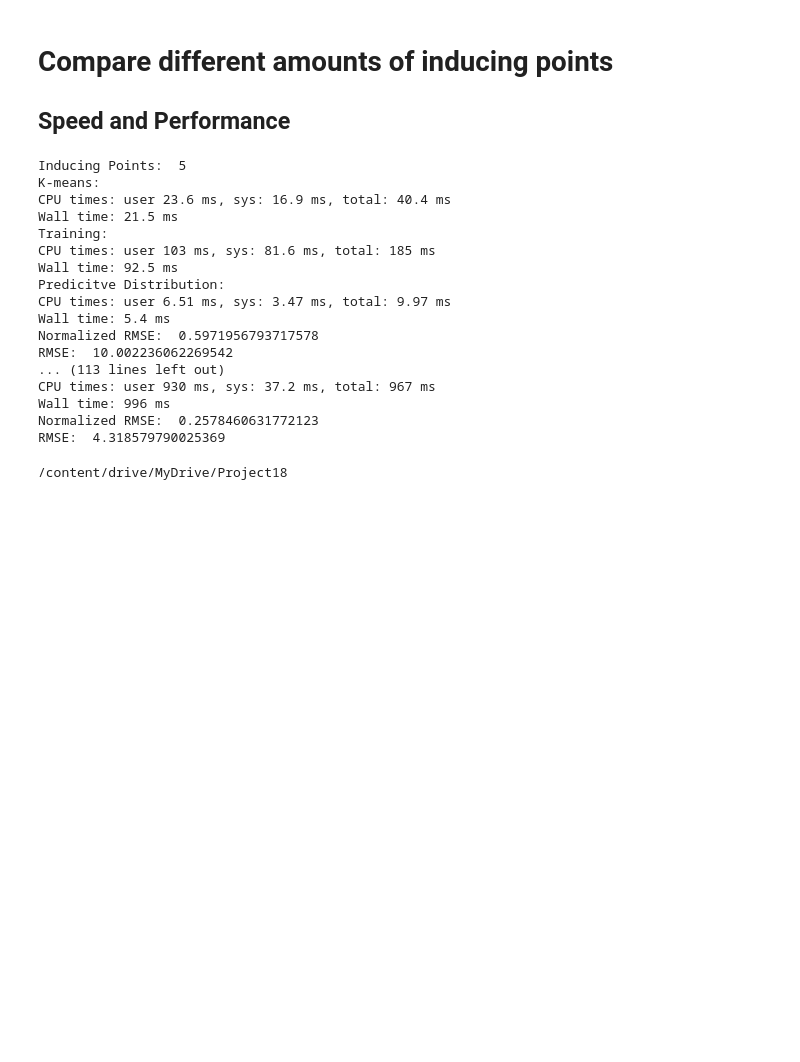
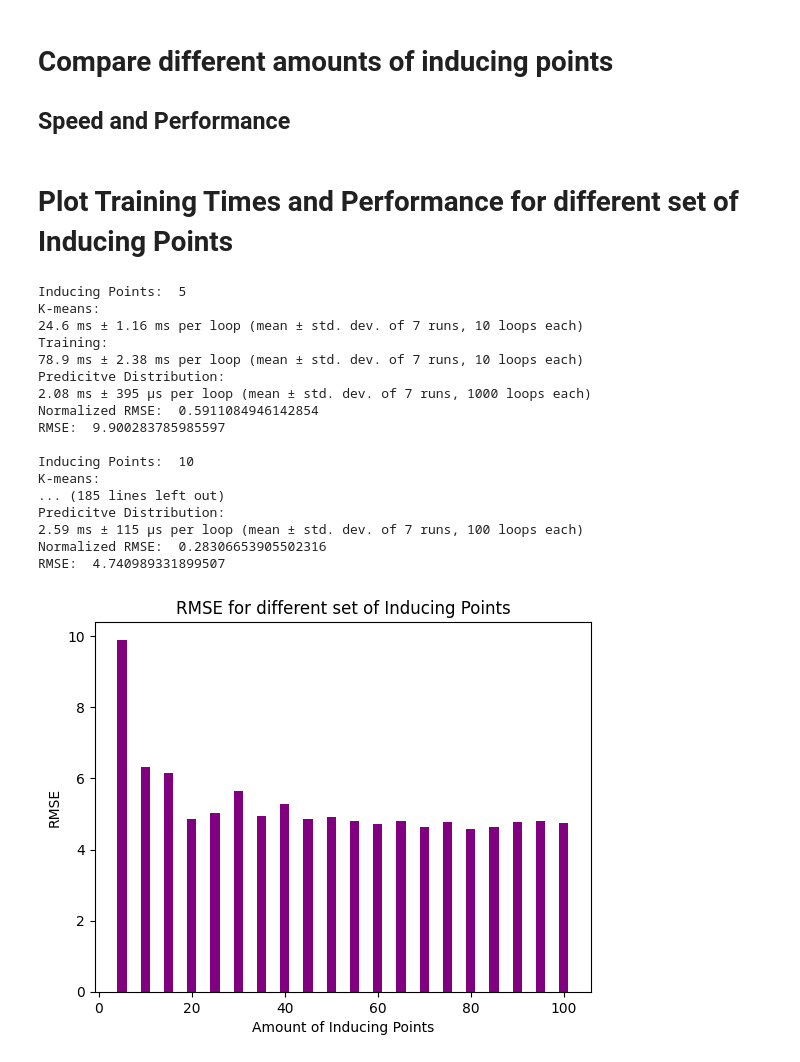
Before and after one commit to Sabelz/Gaussian_Processes_Inducing_Points, a Jupyter notebook: GPs/GPPowerPlant.ipynb, the cells around one changed output. Drawn from its saved outputs; the diff is of its cells as text; code cells hidden in the pictures; blank space fills up the shorter version.

```diff
--- a/GPs/GPPowerPlant.ipynb
+++ b/GPs/GPPowerPlant.ipynb
@@ -324,12 +329,18 @@ def kmeansPoints(x, y, N): # The dataset (X,Y) and the N amount of inducing poin
 # %%
 # Trains models one by one for each amount of inducing points, and plots each model with plots [rows,columns](must match the length of listOfPoints)
 def severalInducingPointsKmeans(listOfPoints):
-  maxPoints = len(xTrain) # The max amount of points in training points
+  RMSE_list = []
+  K_means_times = []
+  train_times = []
+  posterior_times = []
   for points in listOfPoints:
     print()
     print("Inducing Points: ", points)
     print("K-means:")
-    inducingPointsX, inducingPointsY = %time kmeansPoints(xTrain, yTrain, points) # Choose how many points to pick
+    time_Kmeans = %timeit -o kmeansPoints(xTrain_standardized, yTrain_standardized, points) # Time K-means
+    K_means_times.append(time_Kmeans.average) # Append average time
+    inducingPointsX, inducingPointsY = kmeansPoints(xTrain_standardized, yTrain_standardized, points) # Calculate Incucing Points
+
     # initialize likelihood and model
     likelihood = gpytorch.likelihoods.GaussianLikelihood() # Decide likelihood
     model = GPModel(inducingPointsX, inducingPointsY, likelihood) # Send in inducing points as the training points
@@ -338,7 +349,8 @@ def severalInducingPointsKmeans(listOfPoints):
         likelihood = likelihood.cuda()
     print("Training:")
 
-    %time train(model, inducingPointsX, inducingPointsY) # Train the model
+    time_train = %timeit -o train(model, inducingPointsX, inducingPointsY) # Train the model
+    train_times.append(time_train.average) # Append average time
     # Performance
     model.eval() # eval mode is for computing predictions through the model posterior.
     likelihood.eval()
@@ -346,36 +358,47 @@ def severalInducingPointsKmeans(listOfPoints):
     # Make predictions by feeding model through likelihood
     with torch.no_grad(), gpytorch.settings.fast_pred_var(): # https://arxiv.org/abs/1803.06058
       print("Predicitve Distribution:")
-      observed_pred = %time likelihood(model(xTest))# gives us the posterior predictive distribution p(y* | x*, X, y) which is the probability distribution over the predicted output value
+      time_posterior = %timeit -o likelihood(model(xTest_standardized)) # Time the posterior
+      posterior_times.append(time_posterior.average) # Append average time
+      observed_pred =  likelihood(model(xTest_standardized))# gives us the posterior predictive distribution p(y* | x*, X, y) which is the probability distribution over the predicted output value
       mean = observed_pred.mean.numpy()
 
-    squared_error = (mean - yTest_standardized)**2 # Compute the squared error
+    squared_error = (mean - yTest_standardized.numpy())**2 # Compute the squared error
     mean_SE = squared_error.mean() # Compute the mean squared error
     root_MSE = math.sqrt(mean_SE) # Compute the square root of the mean squared error
     print("Normalized RMSE: ", root_MSE)
-    print("RMSE: ", (root_MSE * y_std2) + yTestStandardizedMean)
+    RMSE = (root_MSE * yTest_std) + yTest_standardized_mean # Transform to original scale
+    print("RMSE: ", RMSE)
+    RMSE_list.append(RMSE) # Append to list of RMSE to plot later
 
-
-severalInducingPointsKmeans([5,10,100,200,300,400,1000,2000,3000,4000,])
+  return RMSE_list, K_means_times, train_times, posterior_times # Return all lists for plotting
-# %% [output]
-Inducing Points:  5
-K-means:
-CPU times: user 23.6 ms, sys: 16.9 ms, total: 40.4 ms
-Wall time: 21.5 ms
-Training:
-CPU times: user 103 ms, sys: 81.6 ms, total: 185 ms
-Wall time: 92.5 ms
-Predicitve Distribution:
-CPU times: user 6.51 ms, sys: 3.47 ms, total: 9.97 ms
-Wall time: 5.4 ms
-Normalized RMSE:  0.5971956793717578
-RMSE:  10.002236062269542
-... (113 lines left out)
-CPU times: user 930 ms, sys: 37.2 ms, total: 967 ms
-Wall time: 996 ms
-Normalized RMSE:  0.2578460631772123
-RMSE:  4.318579790025369
-# %%
-cd
-# %% [output]
-/content/drive/MyDrive/Project18
+# %% [markdown]
+# Plot Training Times and Performance for different set of Inducing Points
+# %%
+input1 = [5,10,15,20,25,30,35,40,45,50,55,60,65,70,75,80,85,90,95,100]
+RMSE_list1, K_means_times1, train_times1, posterior_times1 = severalInducingPointsKmeans(input1)
+
+plt.bar(input1, RMSE_list1, color ='purple',  width = 2)
+plt.title('RMSE for different set of Inducing Points')
+plt.xlabel('Amount of Inducing Points')
+plt.ylabel('RMSE')
+plt.show()
+# %% [output]
+Inducing Points:  5
+K-means:
+24.6 ms ± 1.16 ms per loop (mean ± std. dev. of 7 runs, 10 loops each)
+Training:
+78.9 ms ± 2.38 ms per loop (mean ± std. dev. of 7 runs, 10 loops each)
+Predicitve Distribution:
+2.08 ms ± 395 µs per loop (mean ± std. dev. of 7 runs, 1000 loops each)
+Normalized RMSE:  0.5911084946142854
+RMSE:  9.900283785985597
+
+Inducing Points:  10
+K-means:
+... (185 lines left out)
+Predicitve Distribution:
+2.59 ms ± 115 µs per loop (mean ± std. dev. of 7 runs, 100 loops each)
+Normalized RMSE:  0.28306653905502316
+RMSE:  4.740989331899507
+[figure, added]
```
Also changed, not shown: parts of 16 cells of this notebook.
